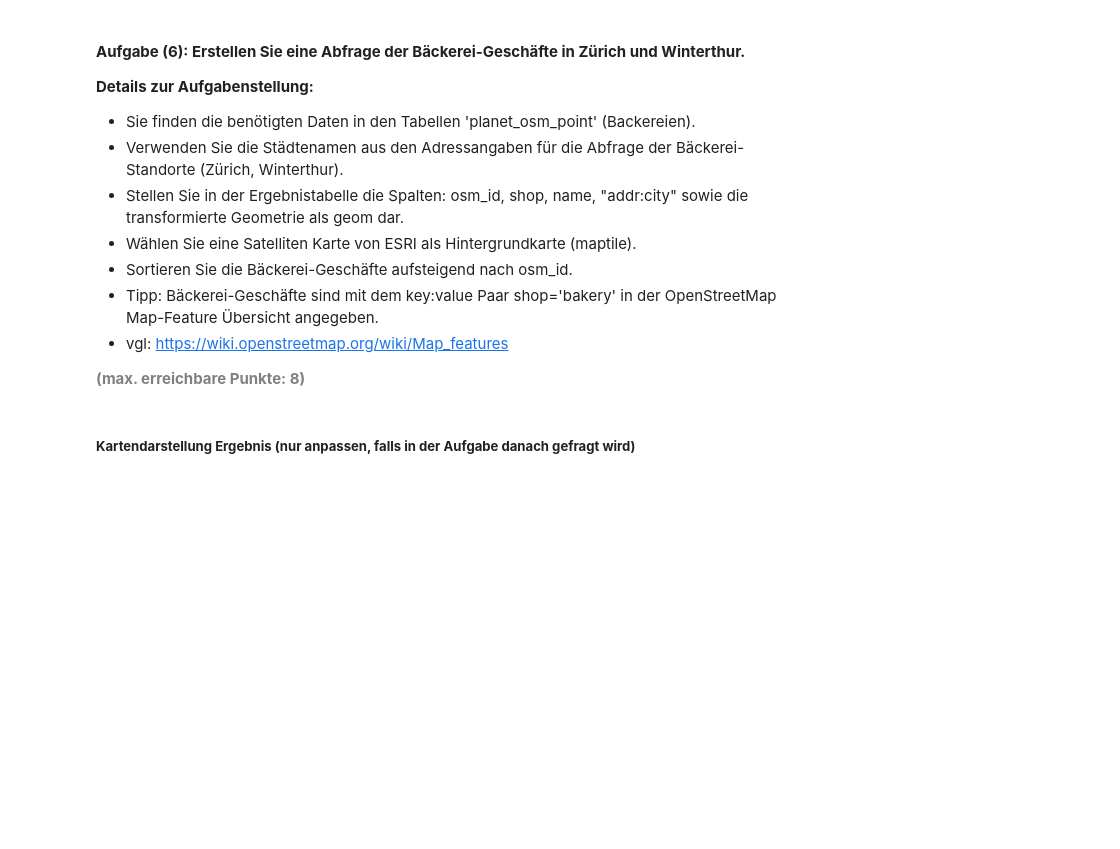
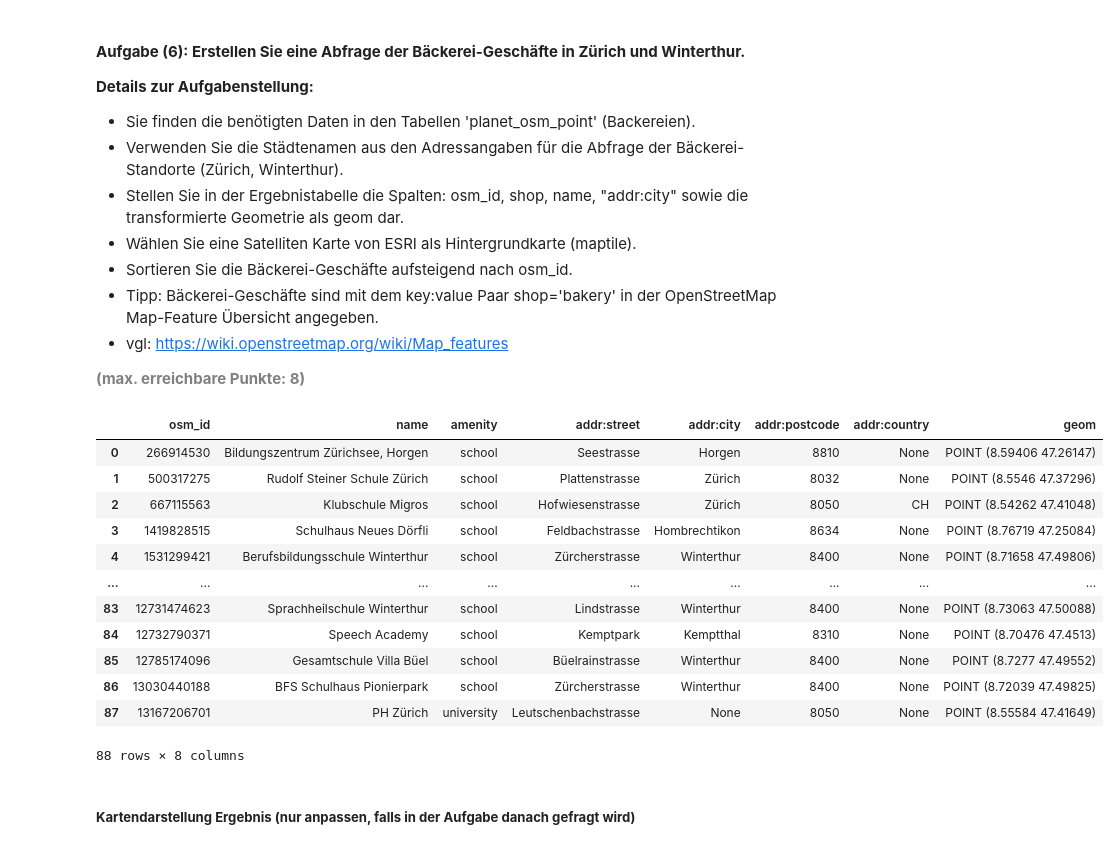
Before and after one commit to CarlsonBuma/zhaw-3-python_postgresql_postgis, a Jupyter notebook: ap3-raumliche_daten/AP03_Management_Raeumliche_Daten.ipynb, the cells around one changed output. Saved outputs shown, nothing was run; the diff lists cells and outputs as text; code cells hidden in the pictures; blank space fills up the shorter version.

```diff
--- a/ap3-raumliche_daten/AP03_Management_Raeumliche_Daten.ipynb
+++ b/ap3-raumliche_daten/AP03_Management_Raeumliche_Daten.ipynb
@@ -465,21 +555,50 @@ m
 # %%
 # Engine für Datenbankverbindung erstellen
 engine = create_engine(db_connection_url)
 
 # Ergänzen Sie die SQL-Abfrage, um die Aufgabe zu lösen
 sql = """SELECT
+            osm_id,
+            name,
+            amenity,
+            "addr:street",
+            "addr:city",
+            "addr:postcode",
+            "addr:country",
+            ST_TRANSFORM(way, 4326) AS geom
          FROM
+            planet_osm_point
          WHERE
+            "addr:postcode" IS NOT NULL
+            AND (
+               amenity = 'school'
+               OR amenity = 'university'
+            )
+        ORDER BY osm_id ASC
      ;"""
 
 # Ergebnis in GeoDataFrame abspeichern
 gdf = gpd.GeoDataFrame.from_postgis(sql, engine)
 
 # Datenbankverbindung trennen
 engine.dispose()
 
 # Zeigen des GeoDataFrames
 gdf
+# %% [output]
+|  | osm_id | name | amenity | addr:street | addr:city | addr:postcode | addr:country | geom |
+| 0 | 266914530 | Bildungszentrum Zürichsee, Horgen | school | Seestrasse | Horgen | 8810 | None | POINT (8.59406 47.26147) |
+| 1 | 500317275 | Rudolf Steiner Schule Zürich | school | Plattenstrasse | Zürich | 8032 | None | POINT (8.5546 47.37296) |
+| 2 | 667115563 | Klubschule Migros | school | Hofwiesenstrasse | Zürich | 8050 | CH | POINT (8.54262 47.41048) |
+| 3 | 1419828515 | Schulhaus Neues Dörfli | school | Feldbachstrasse | Hombrechtikon | 8634 | None | POINT (8.76719 47.25084) |
+| 4 | 1531299421 | Berufsbildungsschule Winterthur | school | Zürcherstrasse | Winterthur | 8400 | None | POINT (8.71658 47.49806) |
+| ... | ... | ... | ... | ... | ... | ... | ... | ... |
+| 83 | 12731474623 | Sprachheilschule Winterthur | school | Lindstrasse | Winterthur | 8400 | None | POINT (8.73063 47.50088) |
+| 84 | 12732790371 | Speech Academy | school | Kemptpark | Kemptthal | 8310 | None | POINT (8.70476 47.4513) |
+| 85 | 12785174096 | Gesamtschule Villa Büel | school | Büelrainstrasse | Winterthur | 8400 | None | POINT (8.7277 47.49552) |
+| 86 | 13030440188 | BFS Schulhaus Pionierpark | school | Zürcherstrasse | Winterthur | 8400 | None | POINT (8.72039 47.49825) |
+| 87 | 13167206701 | PH Zürich | university | Leutschenbachstrasse | None | 8050 | None | POINT (8.55584 47.41649) |
+88 rows × 8 columns
 # %% [markdown]
 ##### <b>Kartendarstellung Ergebnis (nur anpassen, falls in der Aufgabe danach gefragt wird)</b>
 # %%
```
Also changed, not shown: parts of 11 cells of this notebook, 3 other files.
